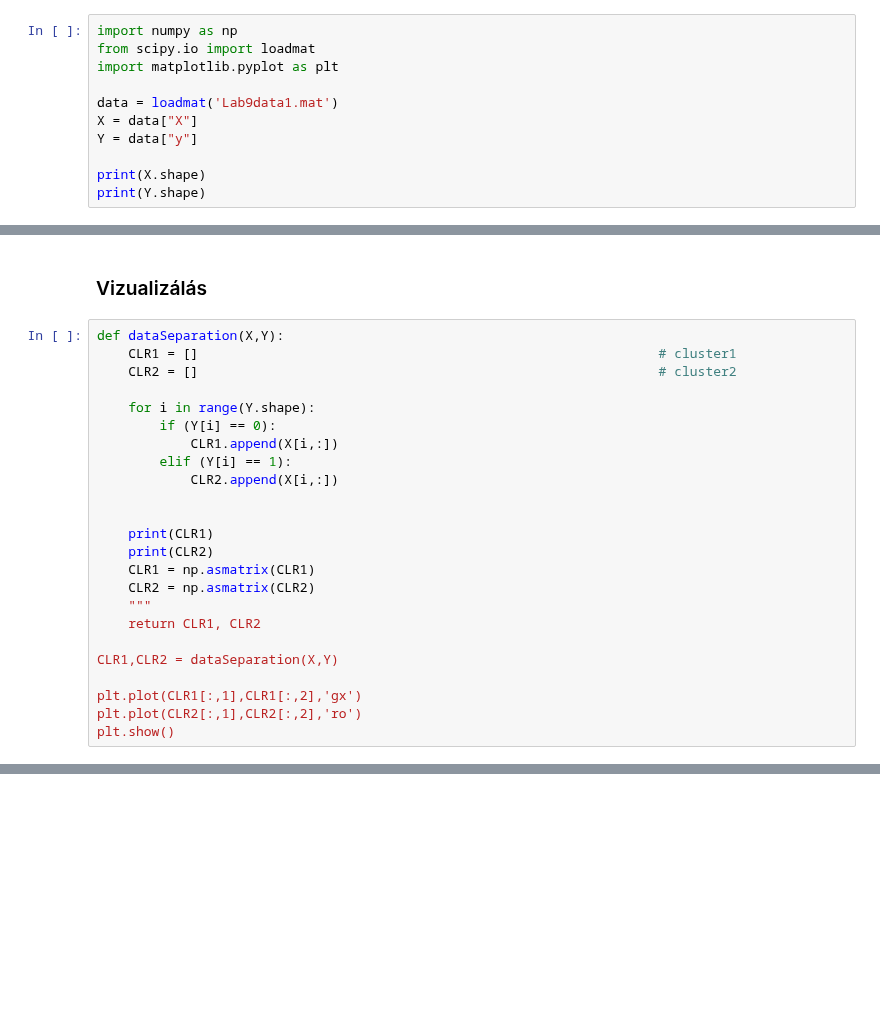
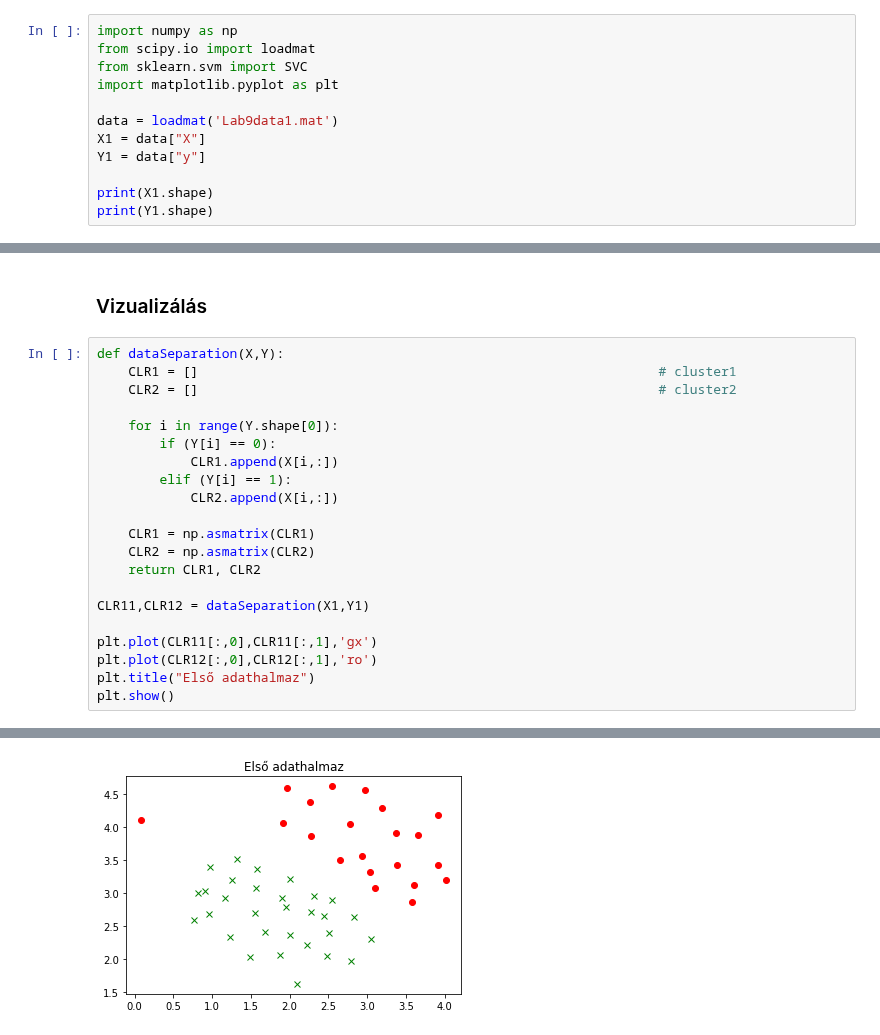
Before and after one commit to Fortuz/MIKRO_lab, a Jupyter notebook: AdaptiveRoboLabor/Jupyter/L09_SVM/L09 - SVM.ipynb, the cells around one changed output, grey strips where cells are left out. Saved outputs shown, nothing was run; the diff lists cells and outputs as text; blank space fills up the shorter version.

```diff
--- a/AdaptiveRoboLabor/Jupyter/L09_SVM/L09 - SVM.ipynb
+++ b/AdaptiveRoboLabor/Jupyter/L09_SVM/L09 - SVM.ipynb
@@ -7,14 +7,15 @@
 # %%
 import numpy as np
 from scipy.io import loadmat
+from sklearn.svm import SVC
 import matplotlib.pyplot as plt
 
 data = loadmat('Lab9data1.mat')
-X = data["X"]
-Y = data["y"]
+X1 = data["X"]
+Y1 = data["y"]
 
-print(X.shape)
-print(Y.shape)
+print(X1.shape)
+print(Y1.shape)
 # %% [output]
 (51, 2)
 (51, 1)
@@ -25,23 +26,20 @@ def dataSeparation(X,Y):
     CLR1 = []                                                           # cluster1
     CLR2 = []                                                           # cluster2
 
-    for i in range(Y.shape):
+    for i in range(Y.shape[0]):
         if (Y[i] == 0):
             CLR1.append(X[i,:])
         elif (Y[i] == 1):
             CLR2.append(X[i,:])
 
-
-    print(CLR1)
-    print(CLR2)
     CLR1 = np.asmatrix(CLR1)
     CLR2 = np.asmatrix(CLR2)
-    """
     return CLR1, CLR2
 
-CLR1,CLR2 = dataSeparation(X,Y)
+CLR11,CLR12 = dataSeparation(X1,Y1)
 
-plt.plot(CLR1[:,1],CLR1[:,2],'gx')
-plt.plot(CLR2[:,1],CLR2[:,2],'ro')
+plt.plot(CLR11[:,0],CLR11[:,1],'gx')
+plt.plot(CLR12[:,0],CLR12[:,1],'ro')
+plt.title("Első adathalmaz")
 plt.show()
 # %% [output]
@@ -48,0 +46 @@ SyntaxError: EOF while scanning triple-quoted string literal (<ipython-input-20-
+[figure, added]
```
Also changed, not shown: parts of 16 cells of this notebook.
